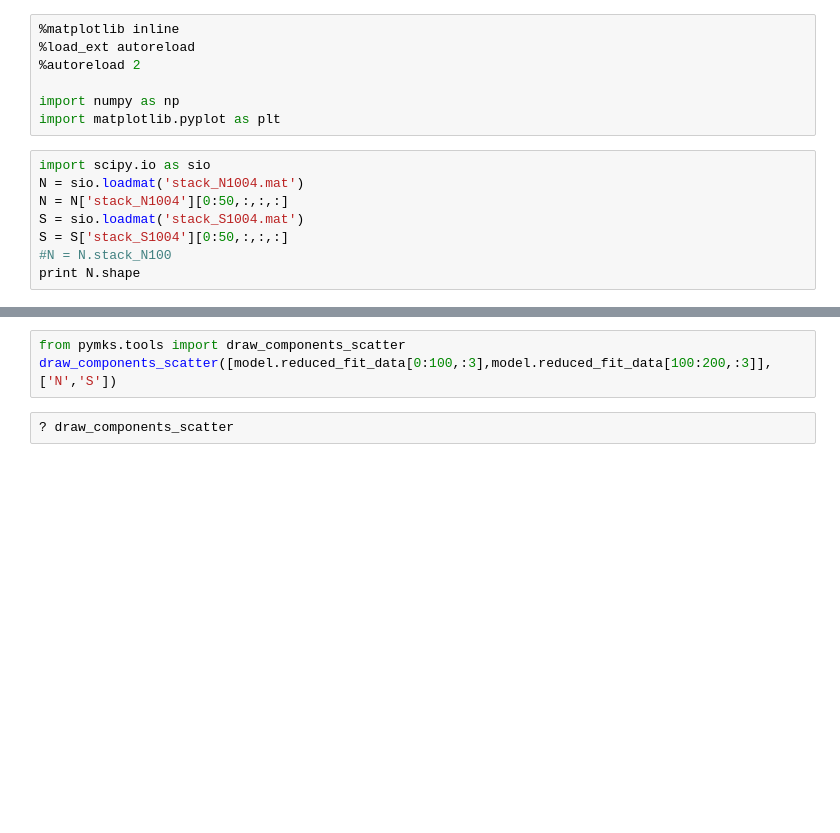
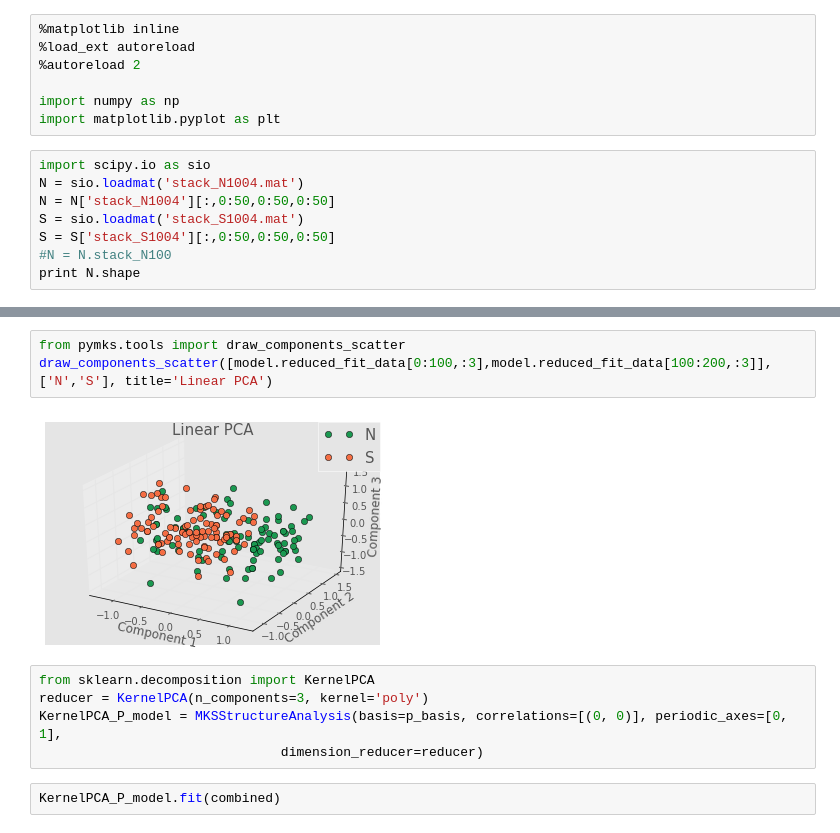
Before and after one commit to jallen30gt/Materials-Informatics-2, a Jupyter notebook: pyMKS_connection.ipynb, the cells around one changed output, grey strips where cells are left out. Drawn from its saved outputs; the diff is of its cells as text; blank space fills up the shorter version.

Commit message:
Different Kernels

```diff
--- a/pyMKS_connection.ipynb
+++ b/pyMKS_connection.ipynb
@@ -8,9 +8,9 @@ import matplotlib.pyplot as plt
 # %%
 import scipy.io as sio
 N = sio.loadmat('stack_N1004.mat')
-N = N['stack_N1004'][0:50,:,:,:]
+N = N['stack_N1004'][:,0:50,0:50,0:50]
 S = sio.loadmat('stack_S1004.mat')
-S = S['stack_S1004'][0:50,:,:,:]
+S = S['stack_S1004'][:,0:50,0:50,0:50]
 #N = N.stack_N100
 print N.shape
 # %% [output]
@@ -38,5 +41,12 @@ draw_component_variance(model.dimension_reducer.explained_variance_ratio_)
 # %%
 from pymks.tools import draw_components_scatter
-draw_components_scatter([model.reduced_fit_data[0:100,:3],model.reduced_fit_data[100:200,:3]],['N','S'])
+draw_components_scatter([model.reduced_fit_data[0:100,:3],model.reduced_fit_data[100:200,:3]],['N','S'], title='Linear PCA')
+# %% [output]
+[figure, added]
-# %%
-? draw_components_scatter
+# %%
+from sklearn.decomposition import KernelPCA
+reducer = KernelPCA(n_components=3, kernel='poly')
+KernelPCA_P_model = MKSStructureAnalysis(basis=p_basis, correlations=[(0, 0)], periodic_axes=[0, 1],
+                               dimension_reducer=reducer)
+# %%
+KernelPCA_P_model.fit(combined)
```
Also changed, not shown: parts of 9 cells of this notebook.
